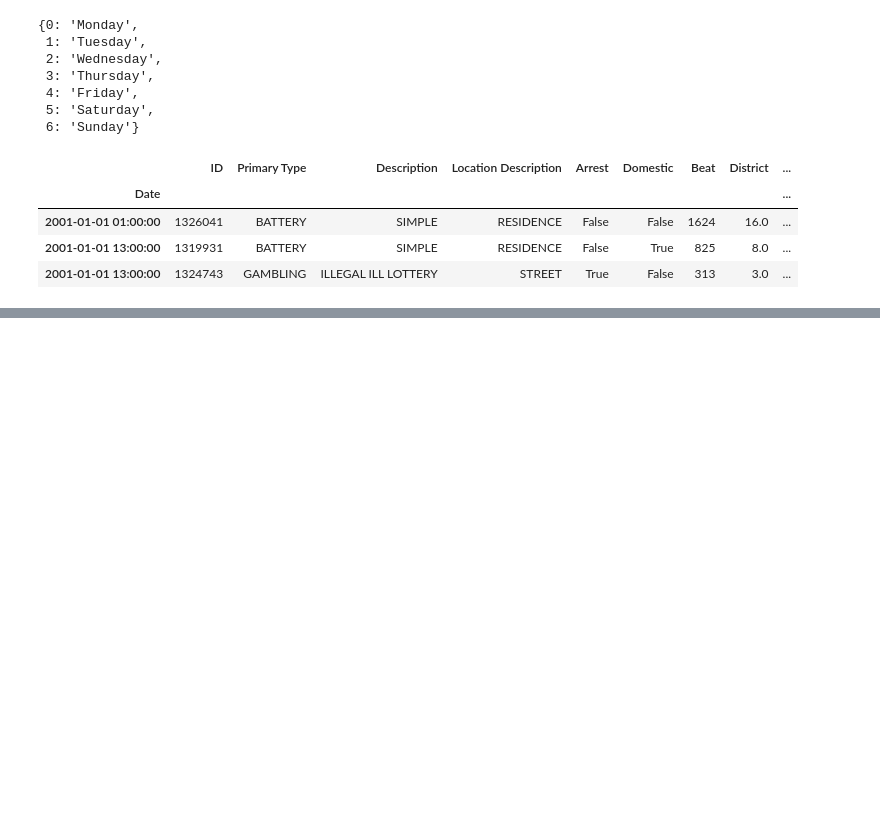
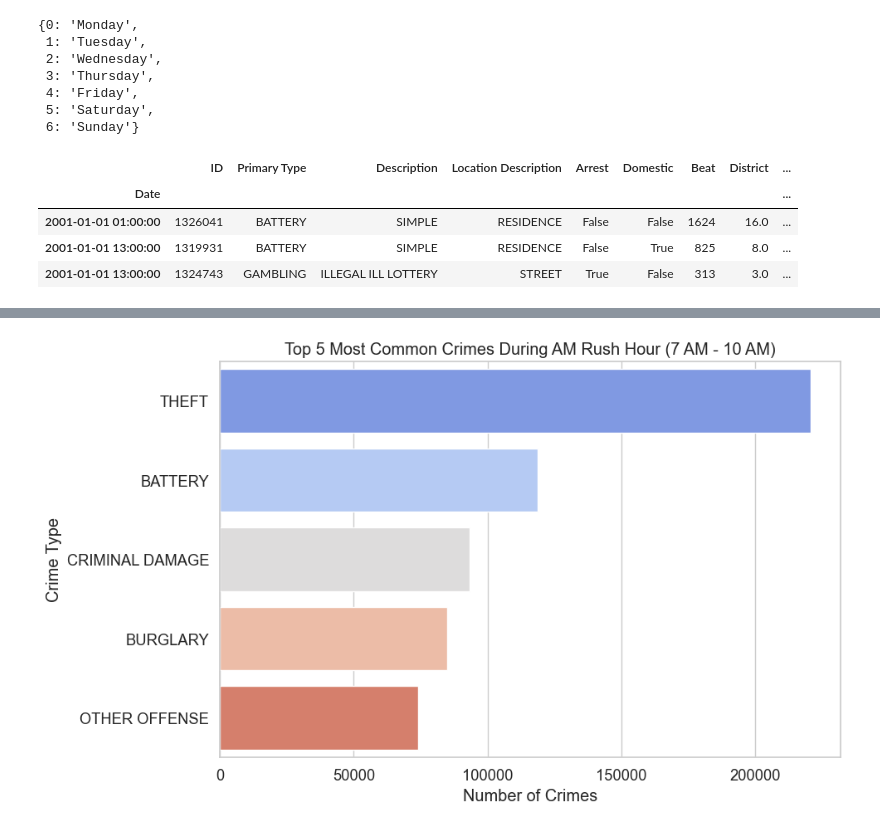
Before and after one commit to ruelanthonyb/Crime-Analysis-Project, a Jupyter notebook: Project 3 - Part 1 (Core).ipynb, the cells around one changed output, grey strips where cells are left out. Saved outputs shown, nothing was run; the diff lists cells and outputs as text; code cells hidden in the pictures; blank space fills up the shorter version.

```diff
--- a/Project 3 - Part 1 (Core).ipynb
+++ b/Project 3 - Part 1 (Core).ipynb
@@ -718,0 +428,14 @@ result.plot()
+# %%
+# Setting up the plotting environment
+sns.set_style("whitegrid")
+
+# Visualization of Top 5 crimes during AM rush hour
+plt.figure(figsize=(10, 6))
+sns.barplot(x=top_5_am.values, y=top_5_am.index, palette='coolwarm')
+plt.title('Top 5 Most Common Crimes During AM Rush Hour (7 AM - 10 AM)')
+plt.xlabel('Number of Crimes')
+plt.ylabel('Crime Type')
+plt.tight_layout()
+plt.show()
+# %% [output]
+[figure, added]
```
Also changed, not shown: parts of 58 cells of this notebook.
